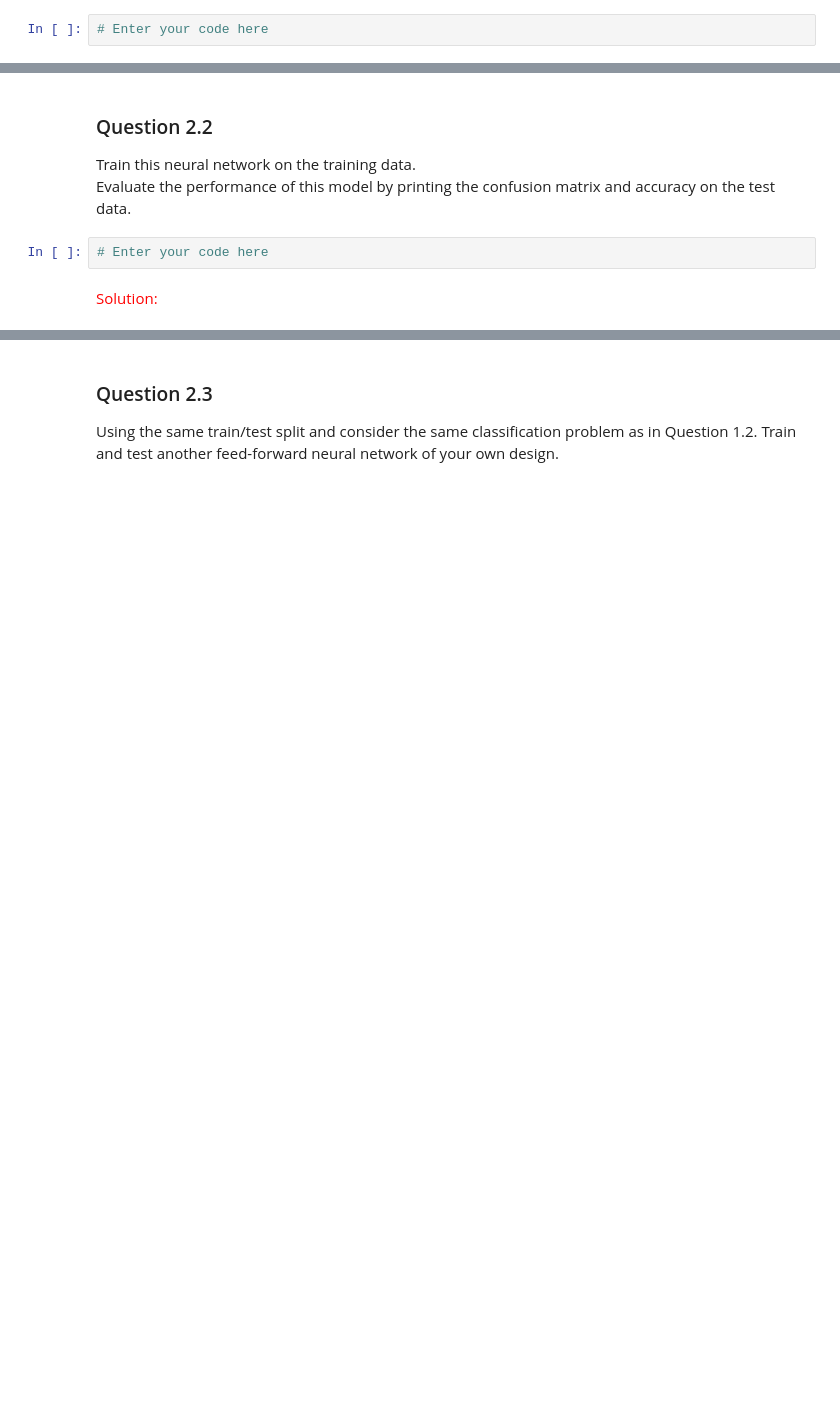
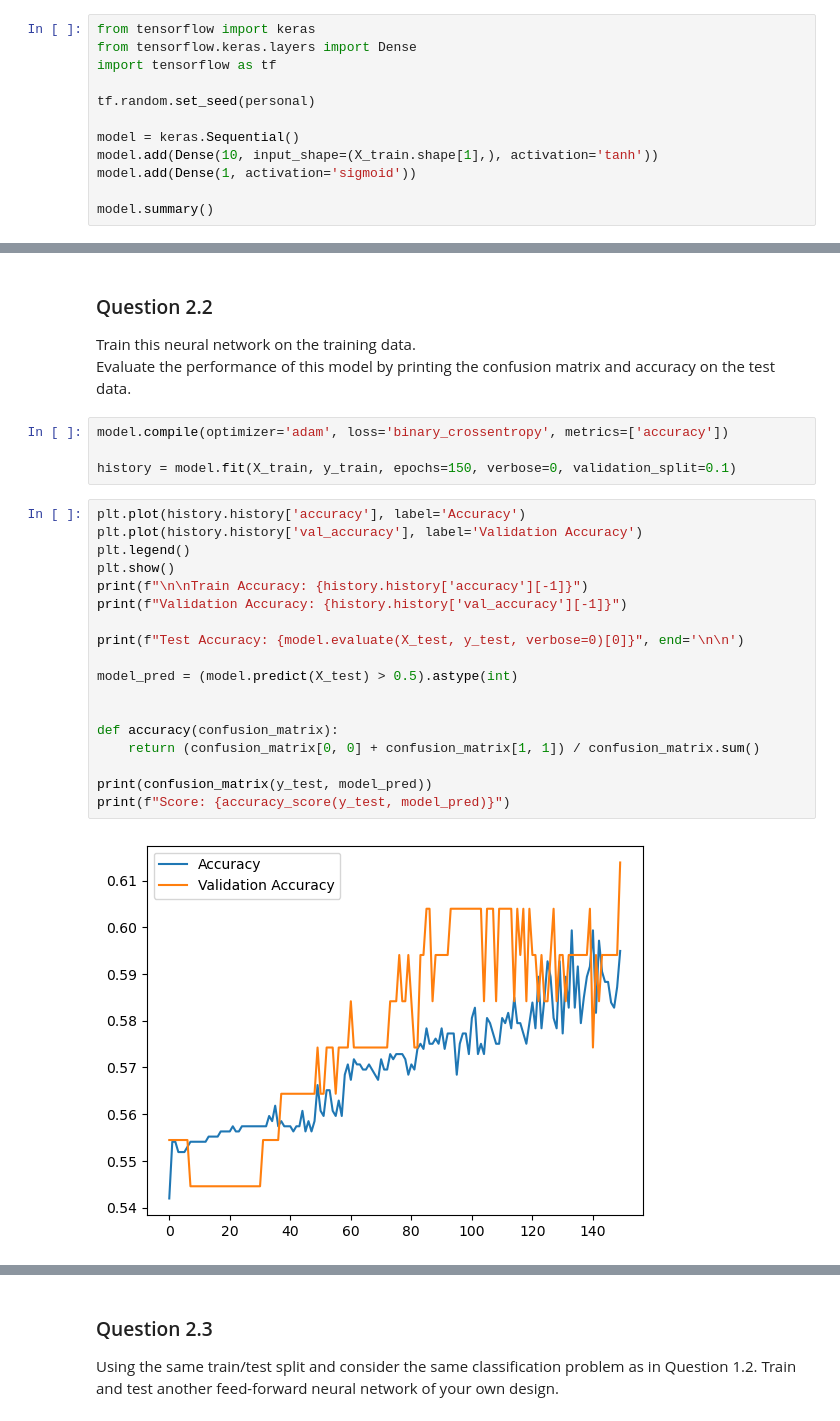
Before and after one commit to rshea33/FA-691, a Jupyter notebook: Homeworks/Homework 3/FA691-HW3.ipynb, the cells around one changed output, grey strips where cells are left out. Saved outputs shown, nothing was run; the diff lists cells and outputs as text; blank space fills up the shorter version.

```diff
--- a/Homeworks/Homework 3/FA691-HW3.ipynb
+++ b/Homeworks/Homework 3/FA691-HW3.ipynb
@@ -44,4 +119,14 @@ Using the same data, train/test split ratio, and consider the same classificatio
 Create a feed-forward neural network with a single hidden layer (10 hidden nodes) densely connected to the inputs.
 You may choose any activation functions you wish.
 # %%
-# Enter your code here
+from tensorflow import keras
+from tensorflow.keras.layers import Dense
+import tensorflow as tf
+
+tf.random.set_seed(personal)
+
+model = keras.Sequential()
+model.add(Dense(10, input_shape=(X_train.shape[1],), activation='tanh'))
+model.add(Dense(1, activation='sigmoid'))
+
+model.summary()
@@ -50,6 +148,26 @@ You may choose any activation functions you wish.
 Train this neural network on the training data.
 Evaluate the performance of this model by printing the confusion matrix and accuracy on the test data.
 # %%
-# Enter your code here
+model.compile(optimizer='adam', loss='binary_crossentropy', metrics=['accuracy'])
+
+history = model.fit(X_train, y_train, epochs=150, verbose=0, validation_split=0.1)
-# %% [markdown]
-<font color='red'>Solution:</font>
+# %%
+plt.plot(history.history['accuracy'], label='Accuracy')
+plt.plot(history.history['val_accuracy'], label='Validation Accuracy')
+plt.legend()
+plt.show()
+print(f"\n\nTrain Accuracy: {history.history['accuracy'][-1]}")
+print(f"Validation Accuracy: {history.history['val_accuracy'][-1]}")
+
+print(f"Test Accuracy: {model.evaluate(X_test, y_test, verbose=0)[0]}", end='\n\n')
+
+model_pred = (model.predict(X_test) > 0.5).astype(int)
+
+
+def accuracy(confusion_matrix):
+    return (confusion_matrix[0, 0] + confusion_matrix[1, 1]) / confusion_matrix.sum()
+
+print(confusion_matrix(y_test, model_pred))
+print(f"Score: {accuracy_score(y_test, model_pred)}")
+# %% [output]
+[figure, added]
```
Also changed, not shown: parts of 13 cells of this notebook, 1 other file.
